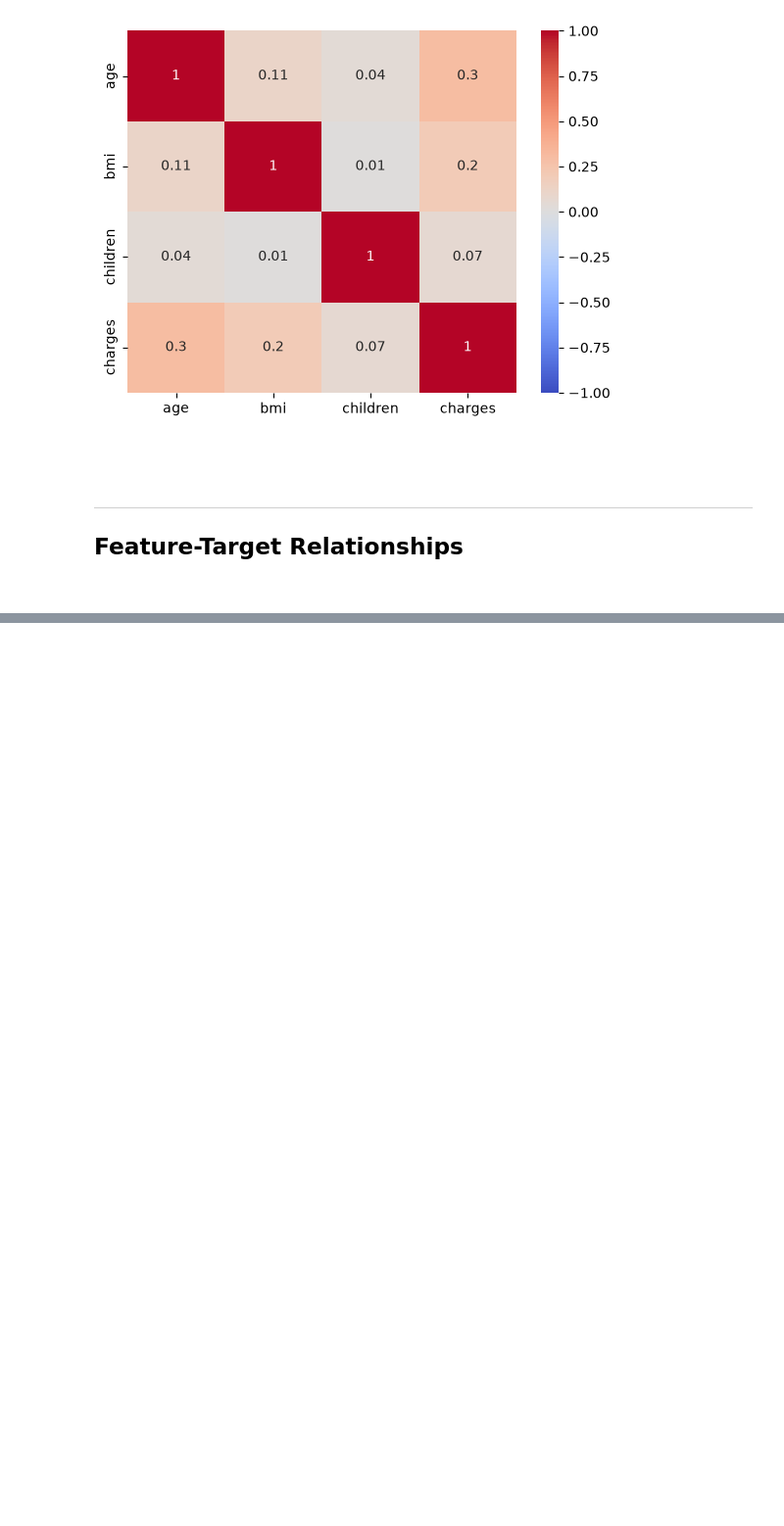
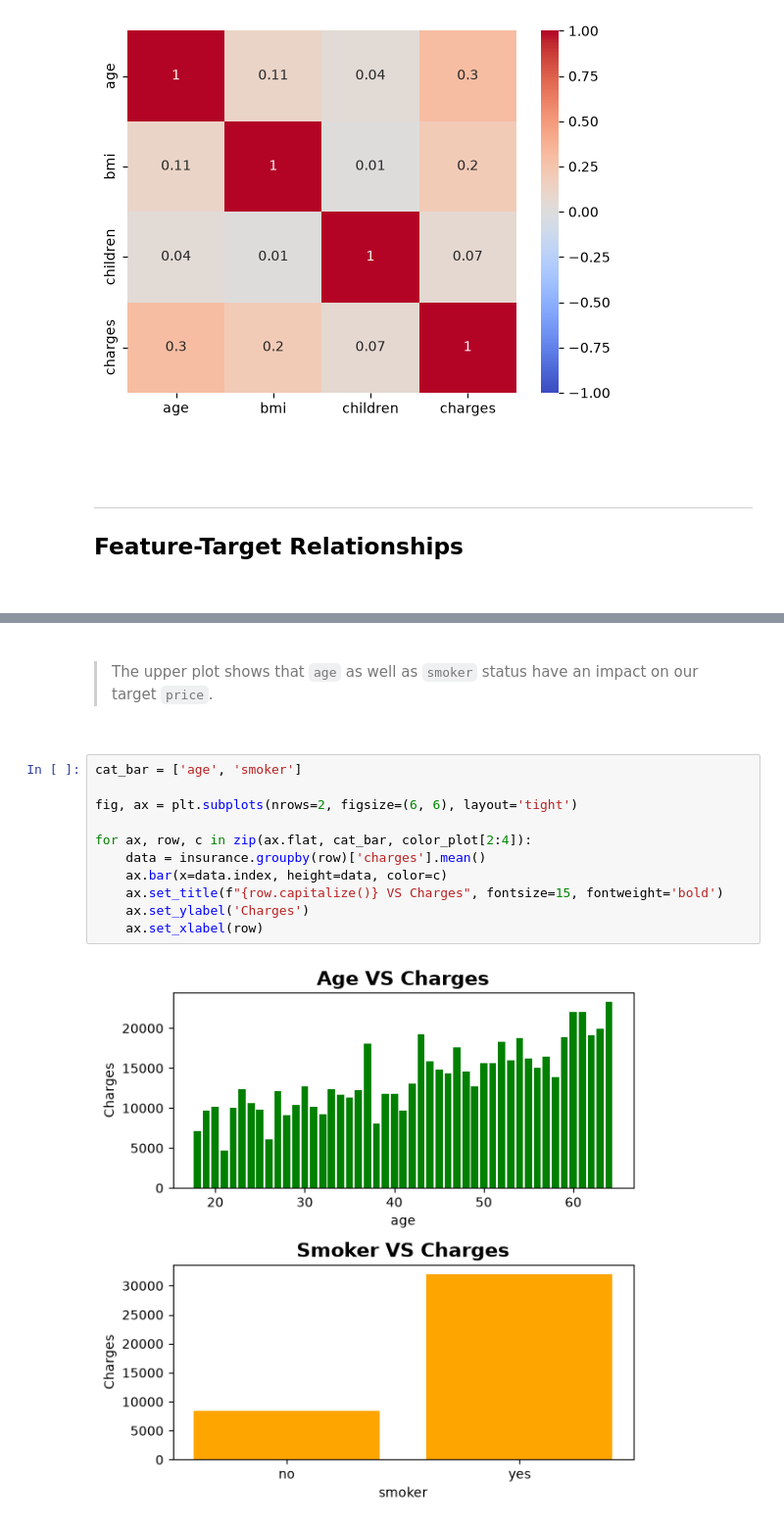
Before and after one commit to MiltonValleL/regression-and-forecasting, a Jupyter notebook: notebooks/01.pre-modelling.ipynb, the cells around one changed output, grey strips where cells are left out. Shown at 98% size. Cells and saved outputs as stored; diff of their text form; blank space fills up the shorter version.

Commit message:
feature-target relationship

```diff
--- a/notebooks/01.pre-modelling.ipynb
+++ b/notebooks/01.pre-modelling.ipynb
@@ -436,0 +460,19 @@ sns.heatmap(
+# %% [markdown]
+<br>
+
+>The upper plot shows that `age` as well as `smoker` status have an impact on our target `price`.
+
+<br>
+# %%
+cat_bar = ['age', 'smoker']
+
+fig, ax = plt.subplots(nrows=2, figsize=(6, 6), layout='tight')
+
+for ax, row, c in zip(ax.flat, cat_bar, color_plot[2:4]):
+    data = insurance.groupby(row)['charges'].mean()
+    ax.bar(x=data.index, height=data, color=c)
+    ax.set_title(f"{row.capitalize()} VS Charges", fontsize=15, fontweight='bold')
+    ax.set_ylabel('Charges')
+    ax.set_xlabel(row)
+# %% [output]
+[figure, added]
```
Also changed, not shown: parts of 6 cells of this notebook.
